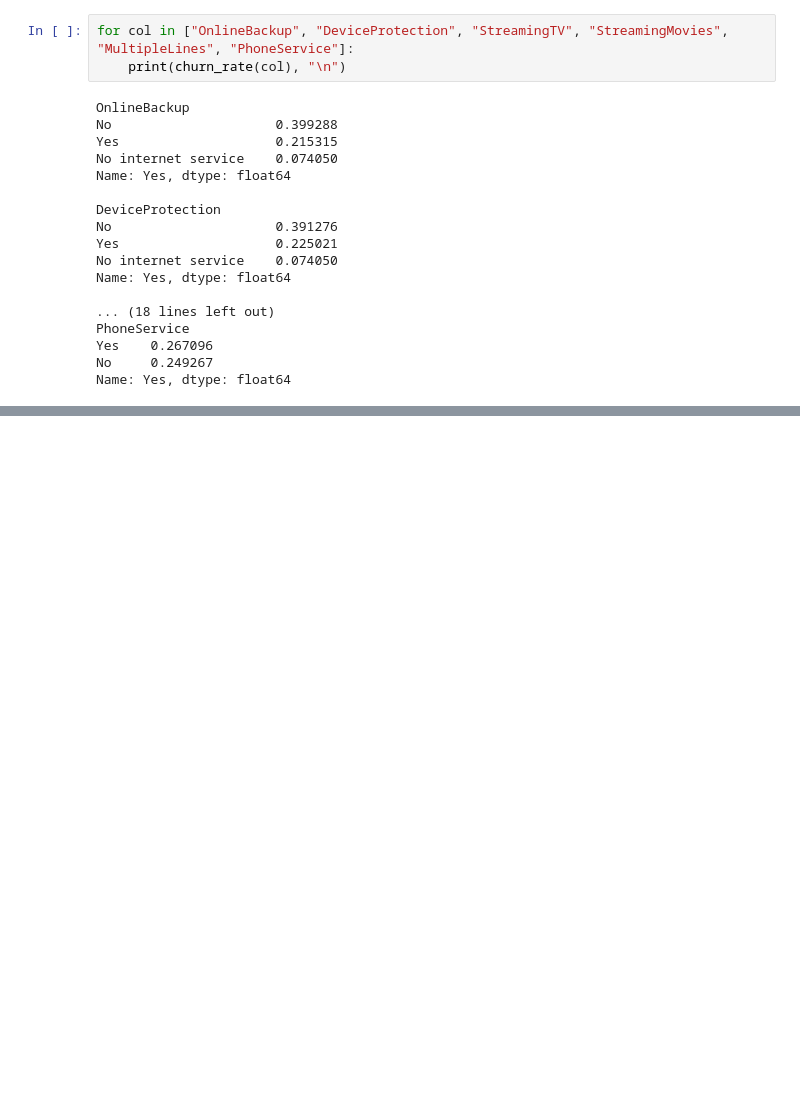
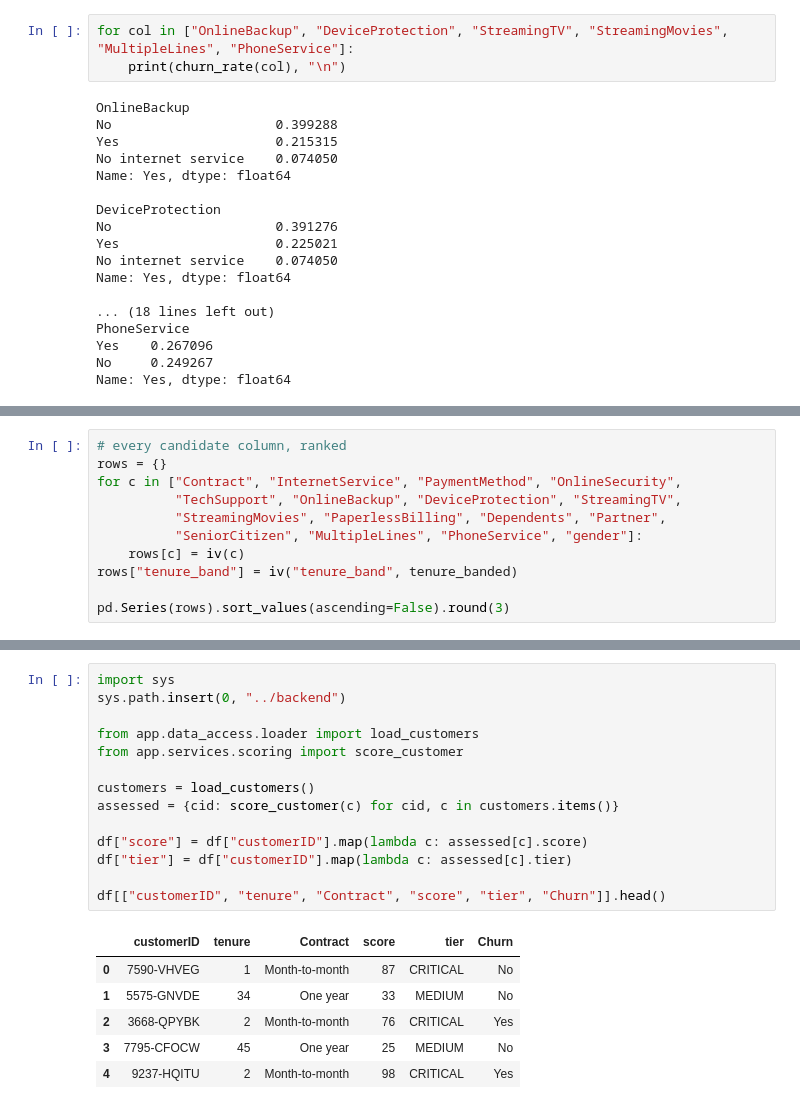
Before and after one commit to fredythachil/churn-retention-console, a Jupyter notebook: analysis/01_explore.ipynb, the cells around one changed output, grey strips where cells are left out. Saved outputs shown, nothing was run; the diff lists cells and outputs as text; blank space fills up the shorter version.

```diff
--- a/analysis/01_explore.ipynb
+++ b/analysis/01_explore.ipynb
@@ -212,0 +313,11 @@ Name: Yes, dtype: float64
+# %%
+# every candidate column, ranked
+rows = {}
+for c in ["Contract", "InternetService", "PaymentMethod", "OnlineSecurity",
+          "TechSupport", "OnlineBackup", "DeviceProtection", "StreamingTV",
+          "StreamingMovies", "PaperlessBilling", "Dependents", "Partner",
+          "SeniorCitizen", "MultipleLines", "PhoneService", "gender"]:
+    rows[c] = iv(c)
+rows["tenure_band"] = iv("tenure_band", tenure_banded)
+
+pd.Series(rows).sort_values(ascending=False).round(3)
@@ -212,0 +442,21 @@ Name: Yes, dtype: float64
+# %%
+import sys
+sys.path.insert(0, "../backend")
+
+from app.data_access.loader import load_customers
+from app.services.scoring import score_customer
+
+customers = load_customers()
+assessed = {cid: score_customer(c) for cid, c in customers.items()}
+
+df["score"] = df["customerID"].map(lambda c: assessed[c].score)
+df["tier"] = df["customerID"].map(lambda c: assessed[c].tier)
+
+df[["customerID", "tenure", "Contract", "score", "tier", "Churn"]].head()
+# %% [output]
+|  | customerID | tenure | Contract | score | tier | Churn |
+| 0 | 7590-VHVEG | 1 | Month-to-month | 87 | CRITICAL | No |
+| 1 | 5575-GNVDE | 34 | One year | 33 | MEDIUM | No |
+| 2 | 3668-QPYBK | 2 | Month-to-month | 76 | CRITICAL | Yes |
+| 3 | 7795-CFOCW | 45 | One year | 25 | MEDIUM | No |
+| 4 | 9237-HQITU | 2 | Month-to-month | 98 | CRITICAL | Yes |
```
Also changed, not shown: parts of 39 cells of this notebook.
